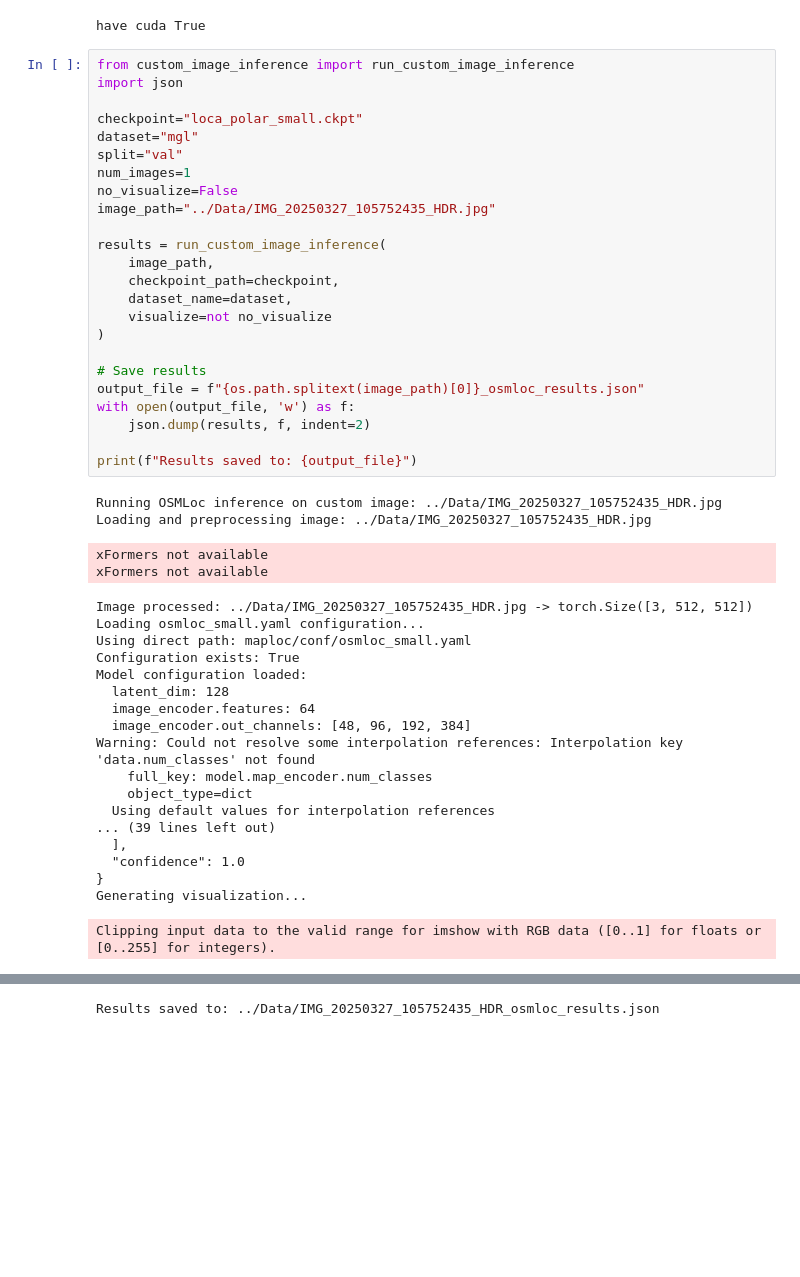
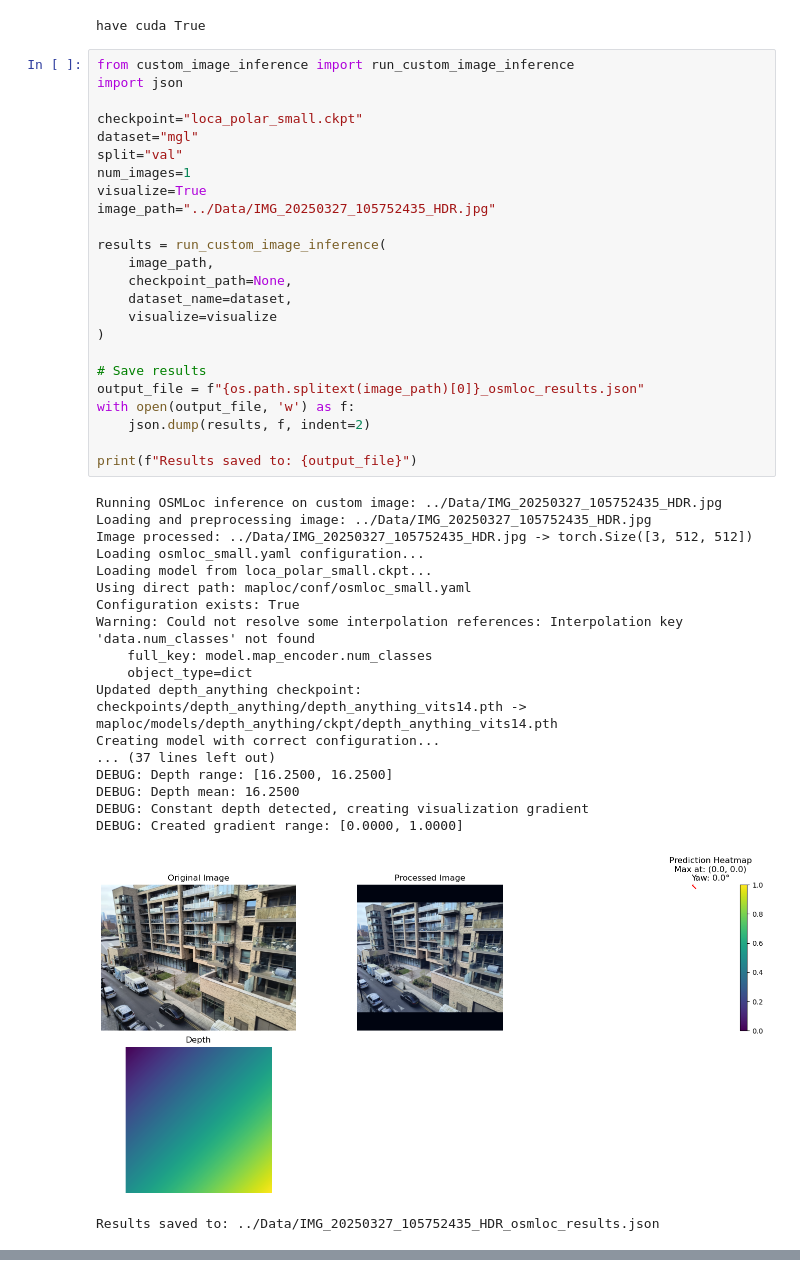
Before and after one commit to nickblock/OSMLoc, a Jupyter notebook: OSMLoc.ipynb, the cells around one changed output, grey strips where cells are left out. Drawn from its saved outputs; the diff is of its cells as text; blank space fills up the shorter version.

Commit message:
refatpr debuggging osm

```diff
--- a/OSMLoc.ipynb
+++ b/OSMLoc.ipynb
@@ -274,47 +18,44 @@ have cuda True
 # %%
 from custom_image_inference import run_custom_image_inference
 import json
 
 checkpoint="loca_polar_small.ckpt"
 dataset="mgl"
 split="val"
 num_images=1
-no_visualize=False
+visualize=True
 image_path="../Data/IMG_20250327_105752435_HDR.jpg"
 
 results = run_custom_image_inference(
     image_path,
-    checkpoint_path=checkpoint,
+    checkpoint_path=None,
     dataset_name=dataset,
-    visualize=not no_visualize
+    visualize=visualize
 )
 
 # Save results
 output_file = f"{os.path.splitext(image_path)[0]}_osmloc_results.json"
 with open(output_file, 'w') as f:
     json.dump(results, f, indent=2)
 
 print(f"Results saved to: {output_file}")
 # %% [output]
 Running OSMLoc inference on custom image: ../Data/IMG_20250327_105752435_HDR.jpg
 Loading and preprocessing image: ../Data/IMG_20250327_105752435_HDR.jpg
+Image processed: ../Data/IMG_20250327_105752435_HDR.jpg -> torch.Size([3, 512, 512])
+Loading osmloc_small.yaml configuration...
+Loading model from loca_polar_small.ckpt...
+Using direct path: maploc/conf/osmloc_small.yaml
+Configuration exists: True
+Warning: Could not resolve some interpolation references: Interpolation key 'data.num_classes' not found
+    full_key: model.map_encoder.num_classes
+    object_type=dict
+Updated depth_anything checkpoint: checkpoints/depth_anything/depth_anything_vits14.pth -> maploc/models/depth_anything/ckpt/depth_anything_vits14.pth
+Creating model with correct configuration...
+... (37 lines left out)
+DEBUG: Depth range: [16.2500, 16.2500]
+DEBUG: Depth mean: 16.2500
+DEBUG: Constant depth detected, creating visualization gradient
+DEBUG: Created gradient range: [0.0000, 1.0000]
+[figure, new version]
-xFormers not available
-xFormers not available
+Results saved to: ../Data/IMG_20250327_105752435_HDR_osmloc_results.json
-Image processed: ../Data/IMG_20250327_105752435_HDR.jpg -> torch.Size([3, 512, 512])
-Loading osmloc_small.yaml configuration...
-Using direct path: maploc/conf/osmloc_small.yaml
-Configuration exists: True
-Model configuration loaded:
-  latent_dim: 128
-  image_encoder.features: 64
-  image_encoder.out_channels: [48, 96, 192, 384]
-Warning: Could not resolve some interpolation references: Interpolation key 'data.num_classes' not found
-    full_key: model.map_encoder.num_classes
-    object_type=dict
-  Using default values for interpolation references
-... (39 lines left out)
-  ],
-  "confidence": 1.0
-}
-Generating visualization...
-Clipping input data to the valid range for imshow with RGB data ([0..1] for floats or [0..255] for integers).
@@ -322 +61,0 @@ Clipping input data to the valid range for imshow with RGB data ([0..1] for floa
-Results saved to: ../Data/IMG_20250327_105752435_HDR_osmloc_results.json
```
Also changed, not shown: parts of 3 cells of this notebook, 2 other files.
